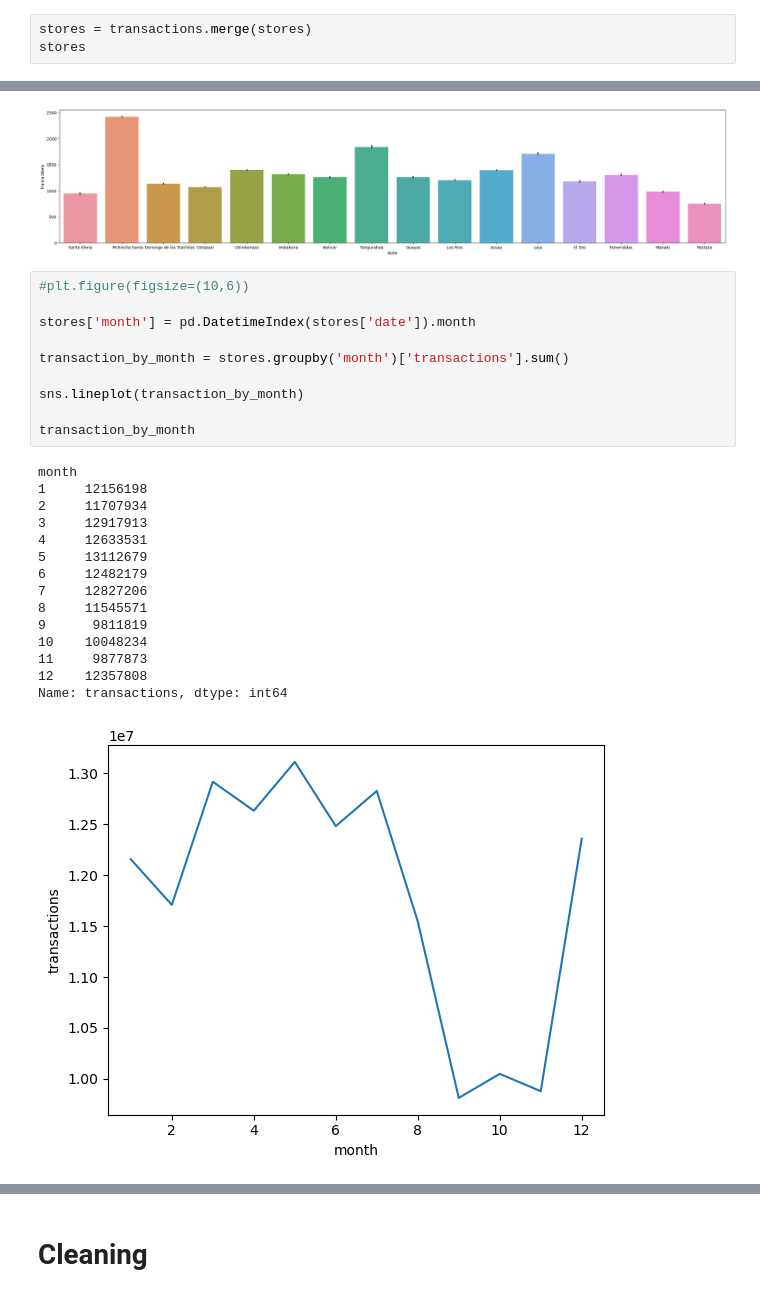
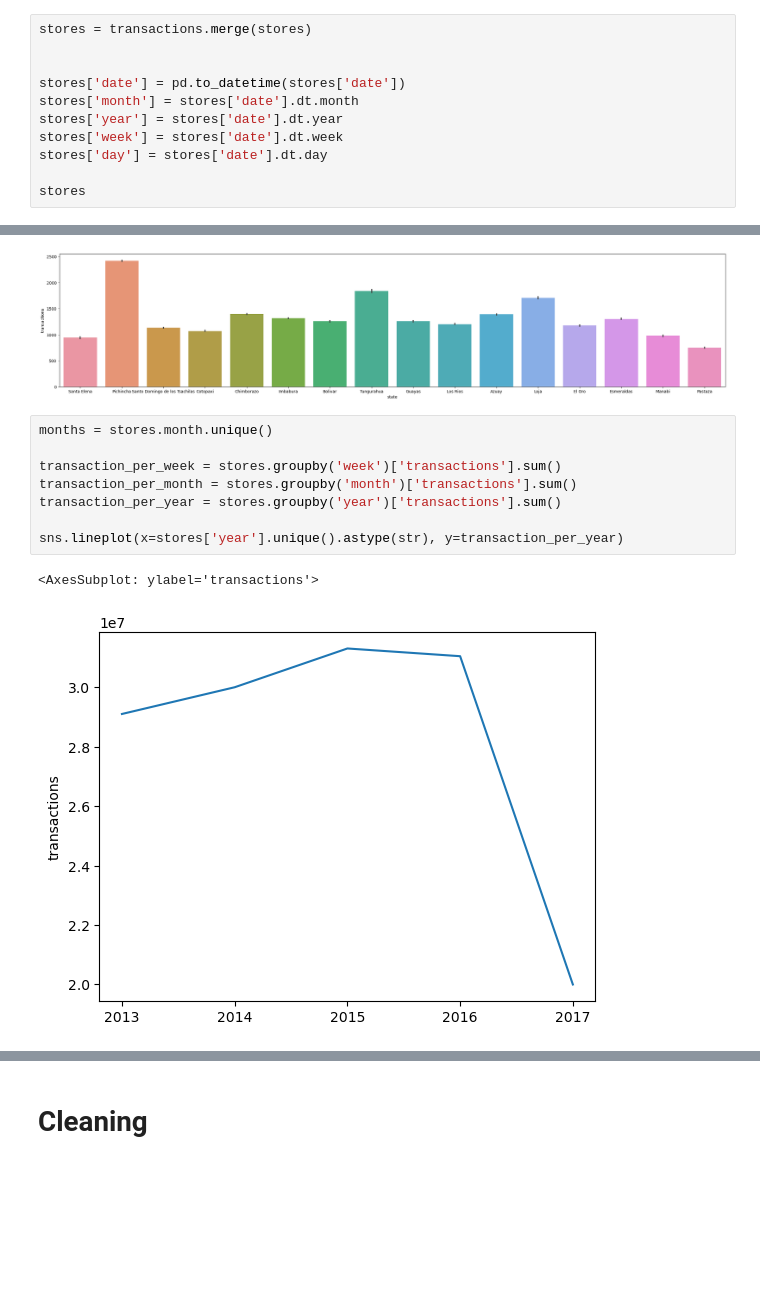
Before and after one commit to Amiromar1/DS-CHALLENGE, a Jupyter notebook: DS-1.ipynb, the cells around one changed output, grey strips where cells are left out. Drawn from its saved outputs; the diff is of its cells as text; blank space fills up the shorter version.

Commit message:
added some visualizations

```diff
--- a/DS-1.ipynb
+++ b/DS-1.ipynb
@@ -42,5 +40,13 @@ transactions.head()
 | 4 | 2013-01-02 | 4 | 1922 |
 # %%
 stores = transactions.merge(stores)
+
+
+stores['date'] = pd.to_datetime(stores['date'])
+stores['month'] = stores['date'].dt.month
+stores['year'] = stores['date'].dt.year
+stores['week'] = stores['date'].dt.week
+stores['day'] = stores['date'].dt.day
+
 stores
 # %% [output]
@@ -100,28 +106,13 @@ sns.barplot(data=stores, x='state', y='transactions')
 <AxesSubplot: xlabel='state', ylabel='transactions'>
 [figure]
 # %%
-#plt.figure(figsize=(10,6))
+months = stores.month.unique()
 
-stores['month'] = pd.DatetimeIndex(stores['date']).month
+transaction_per_week = stores.groupby('week')['transactions'].sum()
+transaction_per_month = stores.groupby('month')['transactions'].sum()
+transaction_per_year = stores.groupby('year')['transactions'].sum()
 
-transaction_by_month = stores.groupby('month')['transactions'].sum()
-
-sns.lineplot(transaction_by_month)
-
-transaction_by_month
+sns.lineplot(x=stores['year'].unique().astype(str), y=transaction_per_year)
 # %% [output]
-month
-1     12156198
-2     11707934
-3     12917913
-4     12633531
-5     13112679
-6     12482179
-7     12827206
-8     11545571
-9      9811819
-10    10048234
-11     9877873
-12    12357808
-Name: transactions, dtype: int64
+<AxesSubplot: ylabel='transactions'>
-[figure, old version]
+[figure, new version]
```
Also changed, not shown: parts of 15 cells of this notebook.
